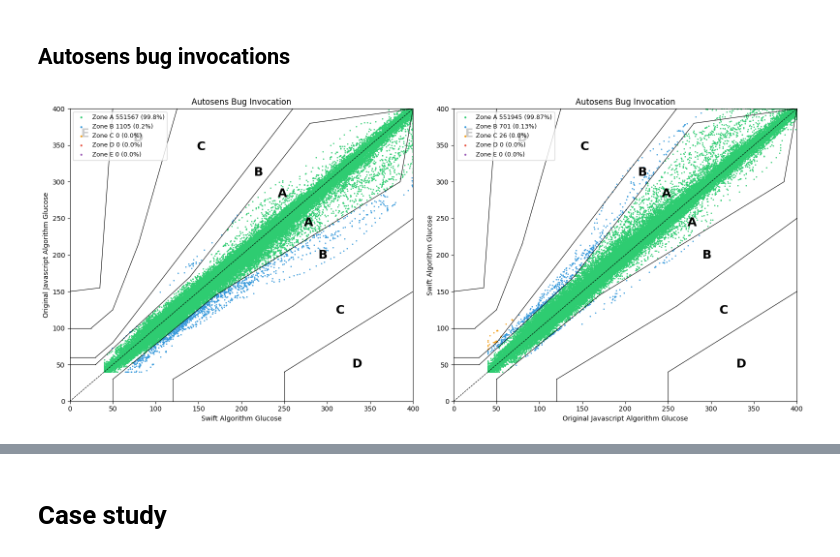
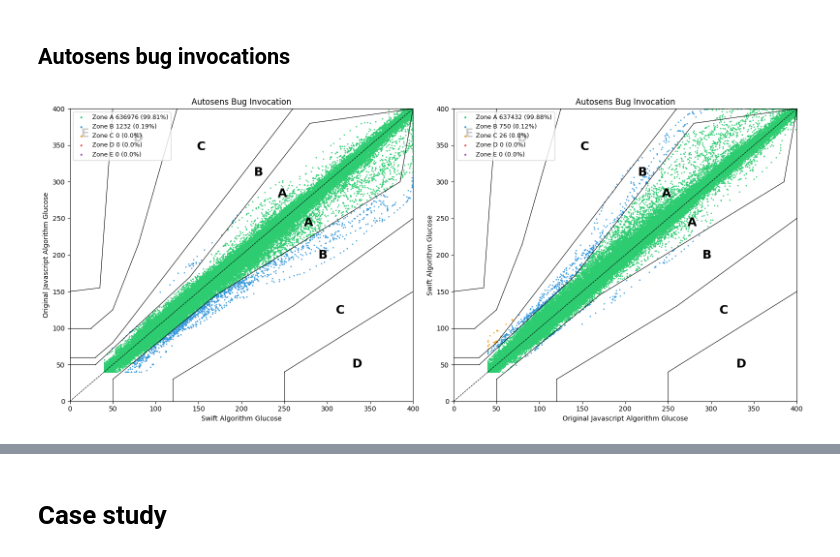
Before and after one commit to tscreven/AIDFramework, a Jupyter notebook: data-driven_replay_simulation_analysis.ipynb, the cells around one changed output, grey strips where cells are left out. Cells and saved outputs as stored; diff of their text form; code cells hidden in the pictures.

Commit message:
perperson figures

```diff
--- a/data-driven_replay_simulation_analysis.ipynb
+++ b/data-driven_replay_simulation_analysis.ipynb
@@ -100,17 +100,20 @@ plt.show()
 # %% [markdown]
 ## Autosens bug invocations
 # %%
-buggy_glucose = get_all_glucose_r('autosensBugInvoke/', 'buggy')
-fixed_glucose = get_all_glucose_r('autosensBugInvoke/', 'fixed')
+buggy_glucose = pd.concat(get_all_glucose_r('autosensBugInvoke/', 'buggy').values(), ignore_index=True).tolist()
+fixed_glucose = pd.concat(get_all_glucose_r('autosensBugInvoke/', 'fixed').values(), ignore_index=True).tolist()
+
+pkeg1 = ParkesError(buggy_glucose, fixed_glucose)
+pkeg2 = ParkesError(fixed_glucose, buggy_glucose)
 # %%
 fig, (ax1, ax2) = plt.subplots(1, 2, figsize=(16, 7))
 
-pkeg1 = ParkesError(buggy_glucose.to_list(), fixed_glucose.to_list())
-pkeg2 = ParkesError(fixed_glucose.to_list(), buggy_glucose.to_list())
+pkeg1 = ParkesError(buggy_glucose, fixed_glucose)
+pkeg2 = ParkesError(fixed_glucose, buggy_glucose)
 pkeg1.plot(title="Autosens Bug Invocation", x_axis="Original Javascript Algorithm Glucose", y_axis="Swift Algorithm Glucose", size=1, ax=ax2)
 pkeg2.plot(title="Autosens Bug Invocation", x_axis="Swift Algorithm Glucose", y_axis="Original Javascript Algorithm Glucose", size=1, ax=ax1)
 
 plt.tight_layout()
 plt.show()
 # %% [output]
-[figure, old version]
+[figure, new version]
```
Also changed, not shown: parts of 4 cells of this notebook, 1 other file.
